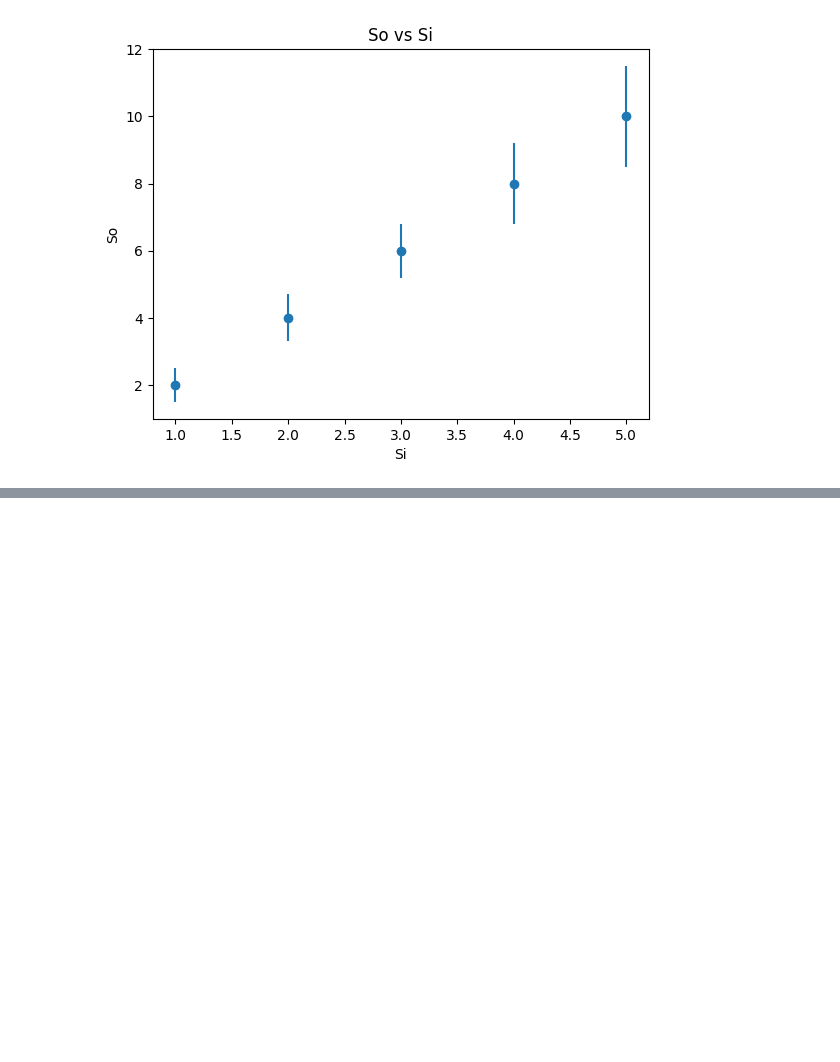
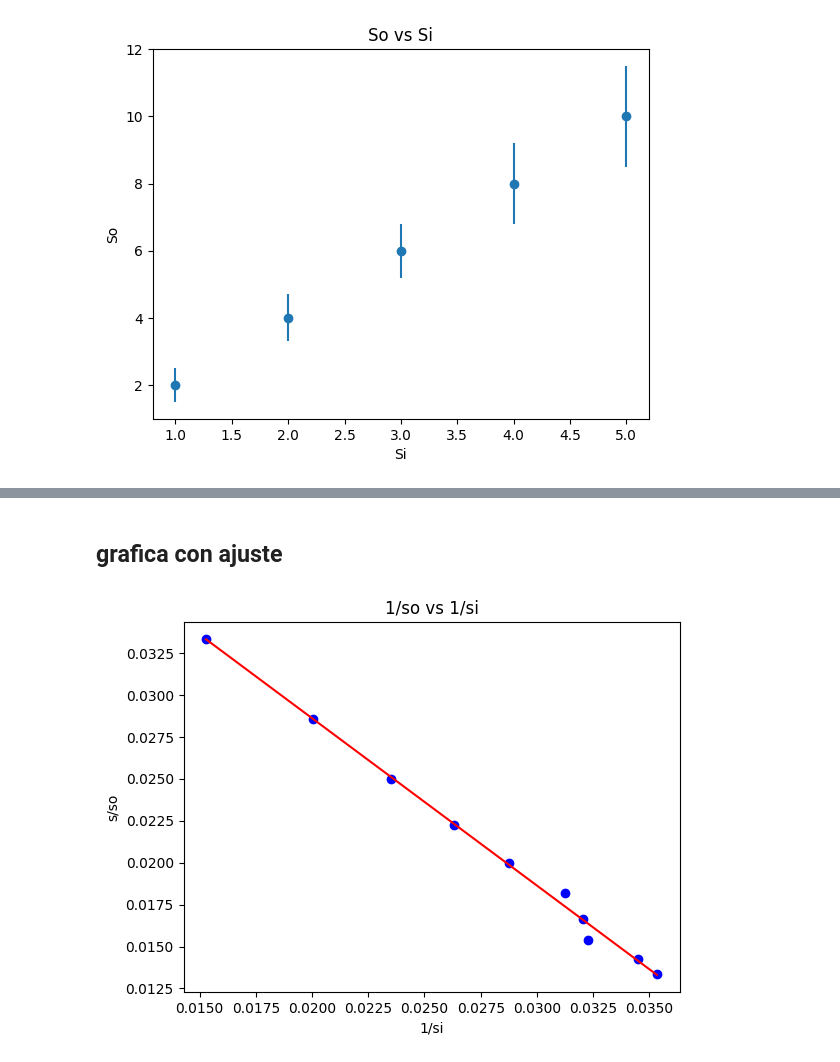
Before and after one commit to MaximilianoVM/PHYSICS_LABS, a Jupyter notebook: 4_LabOptica_DFocalesEsfericos.ipynb, the cells around one changed output, grey strips where cells are left out. Drawn from its saved outputs; the diff is of its cells as text; code cells hidden in the pictures; blank space fills up the shorter version.

```diff
--- a/3_LabOptica_DFocalesEsfericos.ipynb
+++ b/4_LabOptica_DFocalesEsfericos.ipynb
@@ -241,0 +302,16 @@ plt.show()
+# %% [markdown]
+## grafica con ajuste
+# %%
+plt.plot(df2['1/si'], df2['1/so'], 'bo')
+
+plt.plot(df2['1/si'], L_slope2*df2['1/si']+L_intercept2, #y = mb + b
+            'r-', label='Ajuste lineal')
+
+#=====
+
+plt.xlabel('1/si')
+plt.ylabel('s/so')
+plt.title('1/so vs 1/si')
+plt.show()
+# %% [output]
+[figure, added]
```
Also changed, not shown: parts of 22 cells of this notebook.
